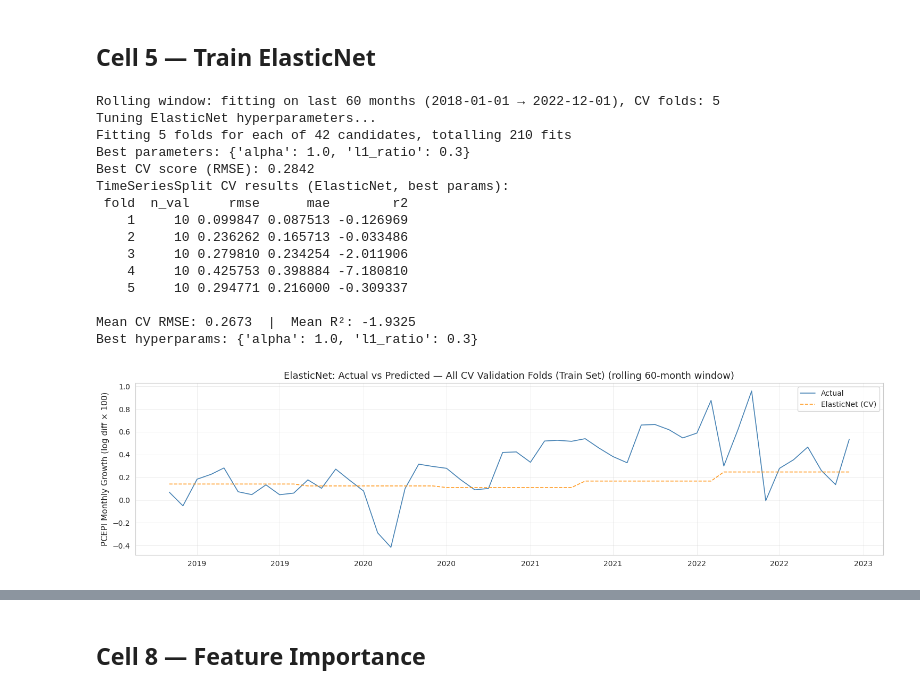
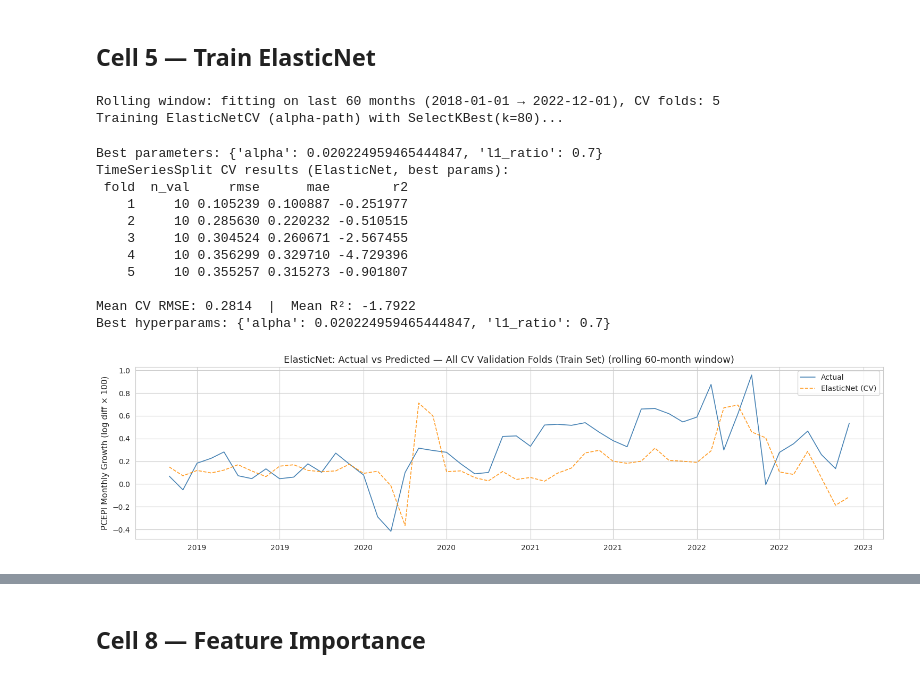
Before and after one commit to Holmes-rgb/Macro-Econ-ML, a Jupyter notebook: notebooks/inflation_forecasting_elastinet.ipynb, the cells around one changed output, grey strips where cells are left out. Saved outputs shown, nothing was run; the diff lists cells and outputs as text; code cells hidden in the pictures.

```diff
--- a/notebooks/inflation_forecasting_elastinet.ipynb
+++ b/notebooks/inflation_forecasting_elastinet.ipynb
@@ -138,16 +191,9 @@ class InflationForecaster:
 # %% [markdown]
 ## Cell 2 — Data Loading
 # %%
-# Download (or locate) most recent FRED-MD vintage
-vintage_file = download_latest_vintage(VINTAGE_DIR)
-
-# Build dataset entirely from CSV
-X_train, y_train, X_val, y_val, X_test, y_test, feature_names = build_dataset_from_csv(
-    filepath=vintage_file,
-    horizon=1,
-    n_lags=N_LAGS,
-    test_start='2025-06-01',
-    val_start='2023-01-01',
+# Load vintage + build train/val/test splits via shared helper
+vintage_file, X_train, y_train, X_val, y_val, X_test, y_test, feature_names = get_splits(
+    VINTAGE_DIR, horizon=1, n_lags=N_LAGS,
 )
 
 print(f"\nTrain  samples : {len(X_train)}  features: {len(feature_names)}")
@@ -291,8 +337,9 @@ all_val_dates = []
 all_val_actual = []
 all_val_pred = []
 
-from sklearn.preprocessing import StandardScaler
+from sklearn.preprocessing import RobustScaler
 from sklearn.linear_model import ElasticNet
+from sklearn.feature_selection import SelectKBest, f_regression
 
 best_alpha    = elasticnet.best_params.get('alpha', 0.1)
 best_l1_ratio = elasticnet.best_params.get('l1_ratio', 0.5)
@@ -300,9 +347,14 @@ X_arr = X_train_fit.values
 y_arr = y_train_fit.values
 
 for fold, (tr_idx, val_idx) in enumerate(tscv.split(X_arr)):
-    scaler = StandardScaler()
-    Xtr  = scaler.fit_transform(X_arr[tr_idx])
-    Xval = scaler.transform(X_arr[val_idx])
+    scaler = RobustScaler()
+    Xtr_s = scaler.fit_transform(X_arr[tr_idx])
+    Xval_s = scaler.transform(X_arr[val_idx])
+    # Match pipeline: SelectKBest pre-filter with same k used in training
+    k_fold = min(TOP_K_FEATURES, Xtr_s.shape[1])
+    sel = SelectKBest(score_func=f_regression, k=k_fold).fit(Xtr_s, y_arr[tr_idx])
+    Xtr  = sel.transform(Xtr_s)
+    Xval = sel.transform(Xval_s)
     ytr, yval = y_arr[tr_idx], y_arr[val_idx]
 
     m = ElasticNet(alpha=best_alpha, l1_ratio=best_l1_ratio, max_iter=100000, random_state=42)
@@ -318,48 +370,46 @@ for fold, (tr_idx, val_idx) in enumerate(tscv.split(X_arr)):
     })
 
     all_val_dates.extend(X_train_fit.index[val_idx])
     all_val_actual.extend(yval)
     all_val_pred.extend(pred)
 
 cv_df = pd.DataFrame(fold_metrics)
 print('TimeSeriesSplit CV results (ElasticNet, best params):')
 print(cv_df.to_string(index=False))
 print(f'\nMean CV RMSE: {cv_df["rmse"].mean():.4f}  |  Mean R²: {cv_df["r2"].mean():.4f}')
 print(f'Best hyperparams: {elasticnet.best_params}')
 
 # --- Plot predictions across all CV folds ---
 all_val_dates  = pd.DatetimeIndex(all_val_dates)
 all_val_actual = np.array(all_val_actual)
 all_val_pred   = np.array(all_val_pred)
 
 fig, ax = plt.subplots(figsize=(15, 4))
 ax.plot(all_val_dates, all_val_actual, '-',  label='Actual',          linewidth=1.2, color='steelblue')
 ax.plot(all_val_dates, all_val_pred,   '--', label='ElasticNet (CV)', linewidth=1.2, alpha=0.85, color='darkorange')
 ax.axhline(0, color='grey', linewidth=0.5)
 title_suffix = f' (rolling {ROLLING_WINDOW}-month window)' if ROLLING_WINDOW > 0 else ''
 ax.set_title(f'ElasticNet: Actual vs Predicted — All CV Validation Folds (Train Set){title_suffix}')
 ax.set_ylabel('PCEPI Monthly Growth (log diff × 100)')
 ax.legend()
 ax.xaxis.set_major_formatter(mdates.DateFormatter('%Y'))
 fig.tight_layout()
 plt.show()
 # %% [output]
 Rolling window: fitting on last 60 months (2018-01-01 → 2022-12-01), CV folds: 5
-Tuning ElasticNet hyperparameters...
-Fitting 5 folds for each of 42 candidates, totalling 210 fits
-Best parameters: {'alpha': 1.0, 'l1_ratio': 0.3}
-Best CV score (RMSE): 0.2842
-TimeSeriesSplit CV results (ElasticNet, best params):
- fold  n_val     rmse      mae        r2
-    1     10 0.099847 0.087513 -0.126969
-    2     10 0.236262 0.165713 -0.033486
-    3     10 0.279810 0.234254 -2.011906
-    4     10 0.425753 0.398884 -7.180810
-    5     10 0.294771 0.216000 -0.309337
-
-Mean CV RMSE: 0.2673  |  Mean R²: -1.9325
-Best hyperparams: {'alpha': 1.0, 'l1_ratio': 0.3}
+Training ElasticNetCV (alpha-path) with SelectKBest(k=80)...
+Best parameters: {'alpha': 0.020224959465444847, 'l1_ratio': 0.7}
+TimeSeriesSplit CV results (ElasticNet, best params):
+ fold  n_val     rmse      mae        r2
+    1     10 0.105239 0.100887 -0.251977
+    2     10 0.285630 0.220232 -0.510515
+    3     10 0.304524 0.260671 -2.567455
+    4     10 0.356299 0.329710 -4.729396
+    5     10 0.355257 0.315273 -0.901807
+
+Mean CV RMSE: 0.2814  |  Mean R²: -1.7922
+Best hyperparams: {'alpha': 0.020224959465444847, 'l1_ratio': 0.7}
-[figure, old version]
+[figure, new version]
 # %%
 y_test_pred = np.array([])
 if len(X_test) == 0:
```
Also changed, not shown: parts of 6 cells of this notebook.
